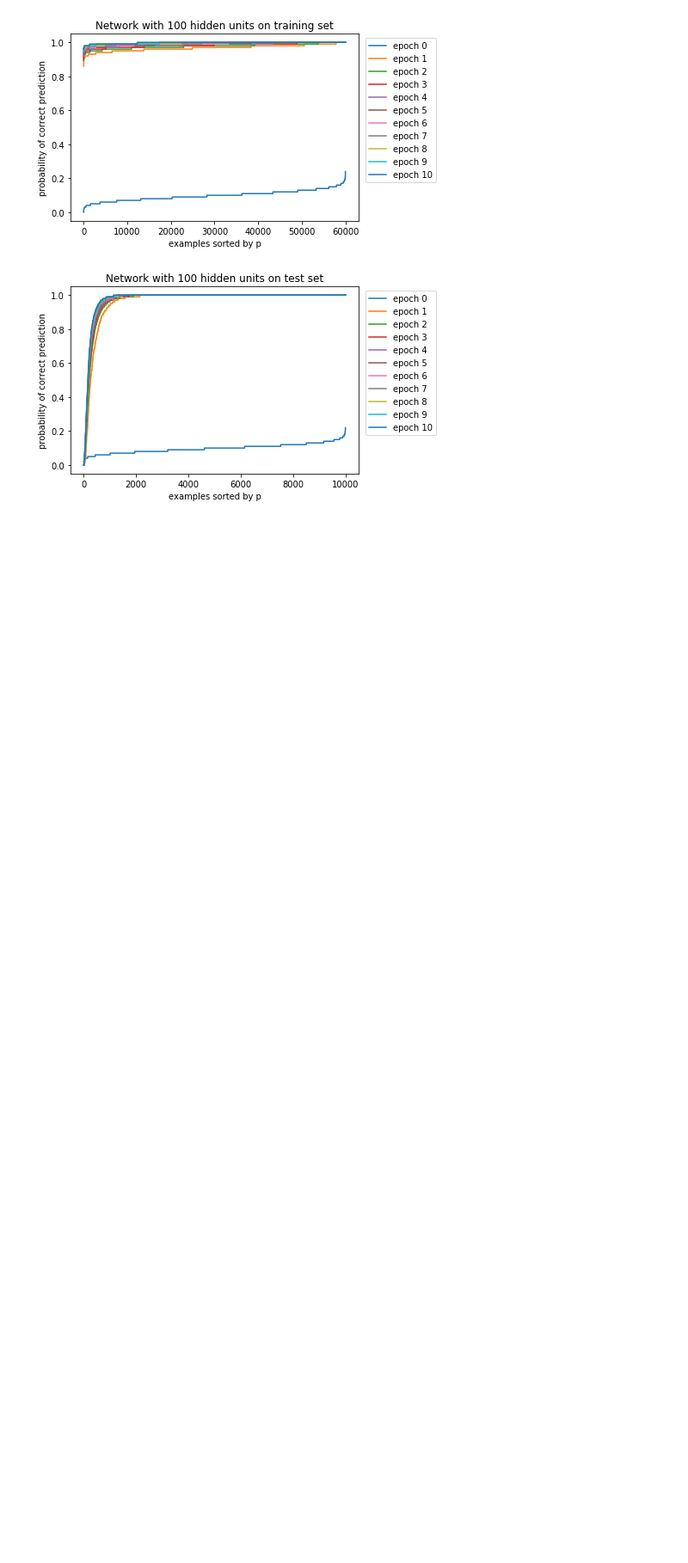
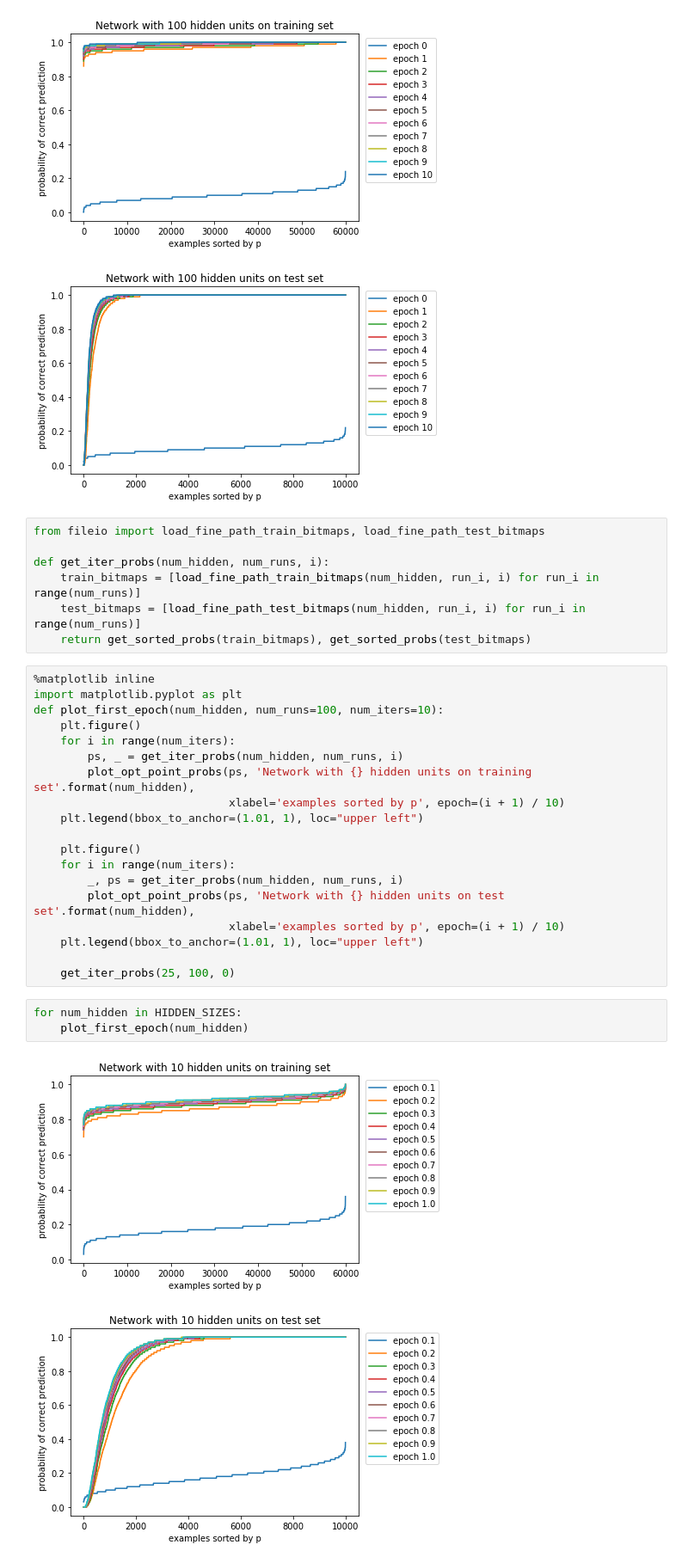
Before and after one commit to bradyneal/Bias-Variance, a Jupyter notebook: path_visuals1.ipynb, the cells around one changed output. Shown at 86% size. Drawn from its saved outputs; the diff is of its cells as text; blank space fills up the shorter version.

```diff
--- a/path_visuals1.ipynb
+++ b/path_visuals1.ipynb
@@ -160,3 +262,35 @@ for num_hidden in HIDDEN_SIZES:
 [figure]
 [figure]
 [figure]
+# %%
+from fileio import load_fine_path_train_bitmaps, load_fine_path_test_bitmaps
+
+def get_iter_probs(num_hidden, num_runs, i):
+    train_bitmaps = [load_fine_path_train_bitmaps(num_hidden, run_i, i) for run_i in range(num_runs)]
+    test_bitmaps = [load_fine_path_test_bitmaps(num_hidden, run_i, i) for run_i in range(num_runs)]
+    return get_sorted_probs(train_bitmaps), get_sorted_probs(test_bitmaps)
+# %%
+%matplotlib inline
+import matplotlib.pyplot as plt
+def plot_first_epoch(num_hidden, num_runs=100, num_iters=10):
+    plt.figure()
+    for i in range(num_iters):
+        ps, _ = get_iter_probs(num_hidden, num_runs, i)
+        plot_opt_point_probs(ps, 'Network with {} hidden units on training set'.format(num_hidden),
+                             xlabel='examples sorted by p', epoch=(i + 1) / 10)
+    plt.legend(bbox_to_anchor=(1.01, 1), loc="upper left")
+
+    plt.figure()
+    for i in range(num_iters):
+        _, ps = get_iter_probs(num_hidden, num_runs, i)
+        plot_opt_point_probs(ps, 'Network with {} hidden units on test set'.format(num_hidden),
+                             xlabel='examples sorted by p', epoch=(i + 1) / 10)
+    plt.legend(bbox_to_anchor=(1.01, 1), loc="upper left")
+
+    get_iter_probs(25, 100, 0)
+# %%
+for num_hidden in HIDDEN_SIZES:
+    plot_first_epoch(num_hidden)
+# %% [output]
+[figure, added]
+[figure, added]
```
Also changed, not shown: parts of 14 cells of this notebook.
